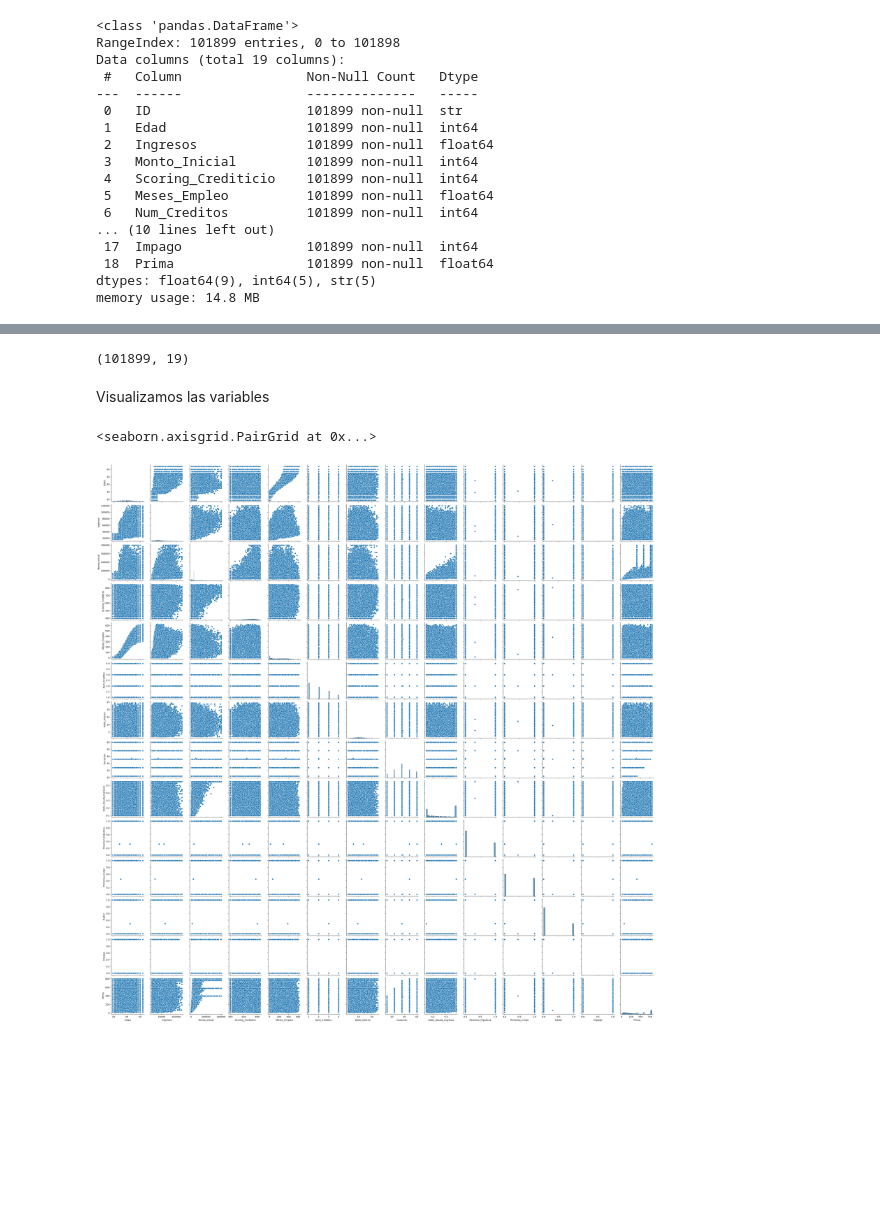
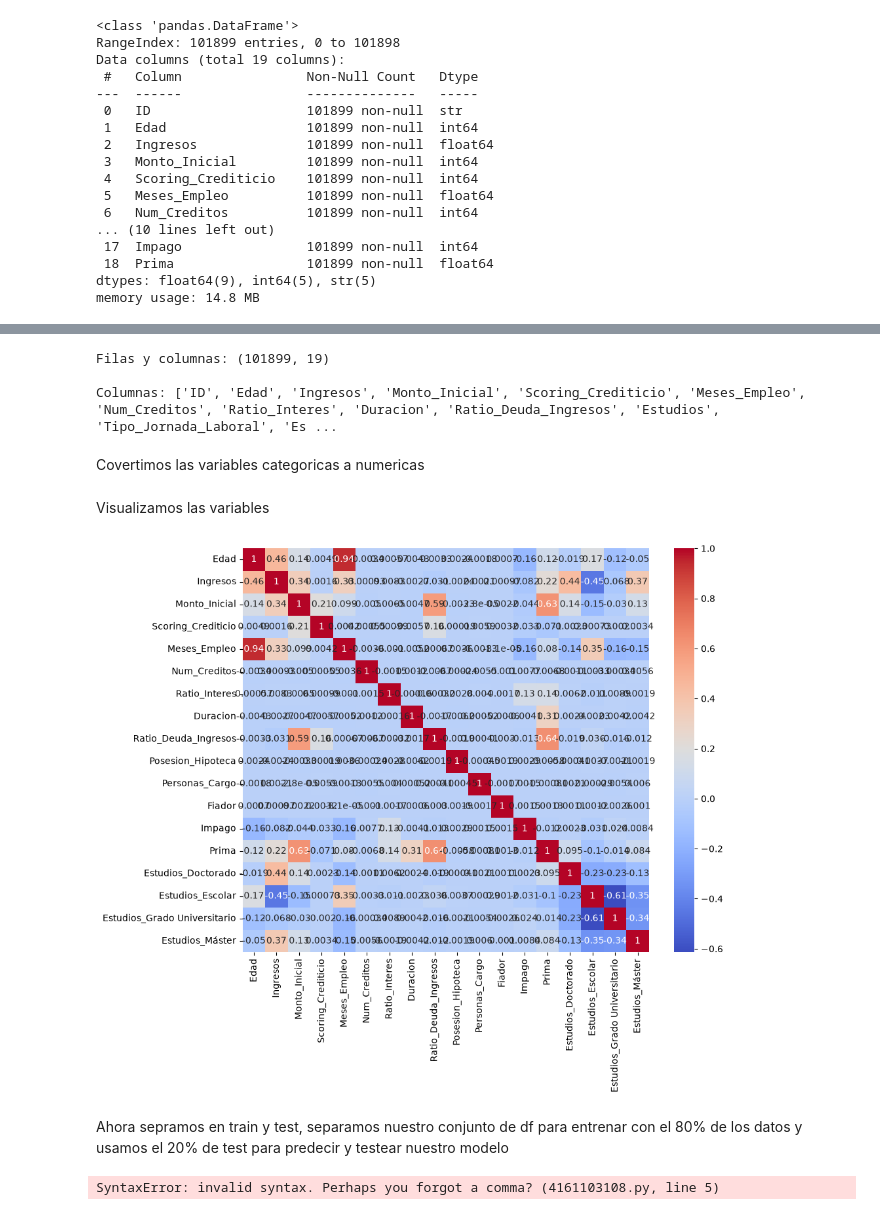
Before and after one commit to GorkaNBDATA/Equipo-Morado, a Jupyter notebook: Modelo predictivo coste esperado del seguro.ipynb, the cells around one changed output, grey strips where cells are left out. Saved outputs shown, nothing was run; the diff lists cells and outputs as text; code cells hidden in the pictures; blank space fills up the shorter version.

```diff
--- a/Modelo predictivo coste esperado del seguro.ipynb
+++ b/Modelo predictivo coste esperado del seguro.ipynb
@@ -50,14 +88,48 @@ df.describe()
 | 75% | 46.000000 | 50136.000000 | 47398.0000 | 761.000000 | 337.000000 | 3.000000 | 13.260000 | ... |
 | max | 64.000000 | 120000.000000 | 400000.0000 | 845.000000 | 628.000000 | 4.000000 | 24.440000 | ... |
 # %%
-df.shape
+print(f"Filas y columnas: {df.shape}")
+print(f"\nColumnas: {df.columns.tolist()}")
 # %% [output]
-(101899, 19)
+Filas y columnas: (101899, 19)
+
+Columnas: ['ID', 'Edad', 'Ingresos', 'Monto_Inicial', 'Scoring_Crediticio', 'Meses_Empleo', 'Num_Creditos', 'Ratio_Interes', 'Duracion', 'Ratio_Deuda_Ingresos', 'Estudios', 'Tipo_Jornada_Laboral', 'Es ...
+# %% [markdown]
+Covertimos las variables categoricas a numericas
+# %%
+from sklearn.preprocessing import OneHotEncoder
+
+encoder = OneHotEncoder(sparse_output=False)
+
+estudios_encoded = encoder.fit_transform(df[["Estudios"]])
+
+estudios_df = pd.DataFrame(
+    estudios_encoded,
+    columns=encoder.get_feature_names_out(["Estudios"]),
+    index=df.index
+)
+
+df = pd.concat([df.drop(columns=["Estudios"]), estudios_df], axis=1)
 # %% [markdown]
 Visualizamos las variables
-# %%
-import seaborn as sns
-sns.pairplot(df)
-# %% [output]
-<seaborn.axisgrid.PairGrid at 0x...>
-[figure, removed]
+# %%
+import seaborn as sns
+import matplotlib.pyplot as plt
+
+corr = df.corr(numeric_only=True)
+
+plt.figure(figsize=(10,8))
+sns.heatmap(corr, annot=True, cmap="coolwarm")
+plt.show()
+# %% [output]
+[figure, added]
+# %% [markdown]
+Ahora sepramos en train y test, separamos nuestro conjunto de df para entrenar con el 80% de los datos y usamos el 20% de test para predecir y testear nuestro modelo
+# %%
+target = "Prima"
+X = df.drop(columns=[target, "ID", ""])
+y = df[target]
+
+X_train, X_test, y_train, y_test = train_test_split(X, y, test_size=0.2, random_state=42,stratify=X[])
+# %% [output]
+SyntaxError: invalid syntax. Perhaps you forgot a comma? (4161103108.py, line 5)
```
Also changed, not shown: parts of 6 cells of this notebook.
